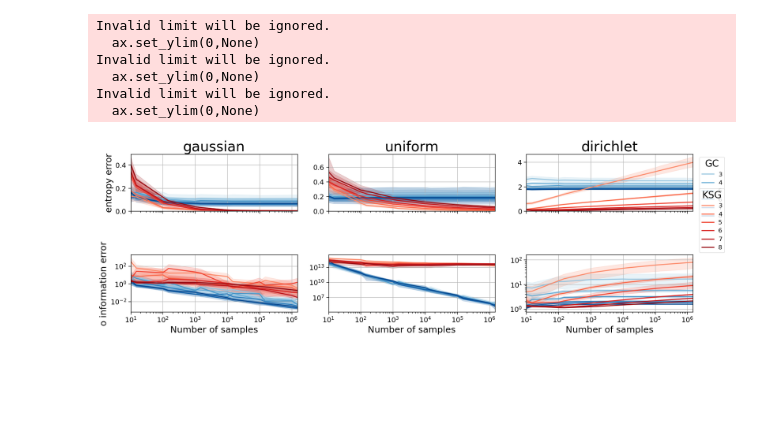
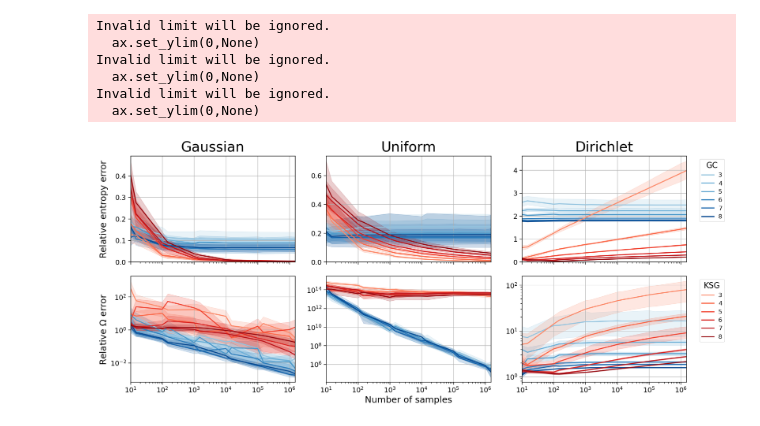
Before and after one commit to Laouen/Oinformation, a Jupyter notebook: analysis/estimators.ipynb, the cells around one changed output. Cells and saved outputs as stored; diff of their text form; code cells hidden in the pictures; blank space fills up the shorter version.

Commit message:
figures adapted for paper

```diff
--- a/analysis/estimators.ipynb
+++ b/analysis/estimators.ipynb
@@ -41,7 +41,7 @@ def print_error_lineplot(df):
 
     # Create a GridSpec with 2 rows and 2 columns
     fig_width = len(distributions)*5.0 + 3
-    fig_height = 6.0
+    fig_height = 8.0
     fig, axes = plt.subplots(2, len(distributions), figsize=(fig_width, fig_height), sharex=True, sharey=False)
 
     for ax, distribution in zip(axes[0], distributions):
@@ -58,7 +58,7 @@ def print_error_lineplot(df):
         ax.set_xscale('log')
         ax.set_ylabel('')
         ax.set_xlabel('')
-        ax.set_title(distribution)
+        ax.set_title(distribution.capitalize(), pad=10)
         ax.get_legend().remove()
         ax.set_xlim(df_dist['n_samples'].min(),df_dist['n_samples'].max())
         ax.set_ylim(0,None)
@@ -78,15 +78,20 @@ def print_error_lineplot(df):
         ax.set_xscale('log')
         ax.set_yscale('log')
         ax.set_ylabel('')
-        ax.set_xlabel('Number of samples')
+        ax.set_xlabel('')
         ax.set_title('')
         ax.get_legend().remove()
         ax.set_xlim(df_dist['n_samples'].min(),df_dist['n_samples'].max())
         ax.set_ylim(0,None)
         ax.grid(True)
 
-    axes[0][0].set_ylabel('entropy error')
-    axes[1][0].set_ylabel('o information error')
+    #axes[0][0].set_ylabel(r'$\frac{\mathcal{H}(x) - \hat{\mathcal{H}(x)}}{\mathcal{H}(x)}$')
+    #axes[1][0].set_ylabel(r'$\frac{\Omega(x) - \hat{\Omega(x)}}{\Omega(x)}$')
+
+    axes[0][0].set_ylabel(r'Relative entropy error')
+    axes[1][0].set_ylabel(r'Relative $\Omega$ error')
+
+    axes[-1][1].set_xlabel('Number of samples')
 
     # Customizing legend
     gc_handles = [
@@ -98,38 +103,44 @@ def print_error_lineplot(df):
         for i, n_variables in enumerate(variables)
     ]
 
+    # Position the legends to avoid overlap
     ax = axes[0][-1]
-    ax.add_artist(ax.legend(handles=gc_handles, title='GC', loc='upper left', bbox_to_anchor=(1.02, 1.0)))
-    ax.legend(handles=ksg_handles, title='KSG', loc='upper left', bbox_to_anchor=(1.02, 0.45))
+    ax.legend(handles=gc_handles, title='GC', loc='upper right', ncol=1, bbox_to_anchor=(1.25, 1.0), title_fontsize=16)
+
+    # Adding the second legend (KSG) to the new axis
+    ax = axes[1][-1]
+    ax.legend(handles=ksg_handles, title='KSG', loc='upper right', ncol=1, bbox_to_anchor=(1.25, 1.0), title_fontsize=16)
+
+    fig.align_ylabels(axes[:, 0])
 
     plt.tight_layout()
     plt.savefig('./figures/estimators/errors.pdf', format='pdf')
     plt.show()
 # %%
 df1 = pd.read_csv(f'../benchmarking/results/estimators/distribution-gaussian_repeat-20.tsv', sep='\t')
-df1['distribution'] = 'gaussian'
+df1['distribution'] = 'Gaussian'
 df2 = pd.read_csv(f'../benchmarking/results/estimators/distribution-uniform_repeat-20.tsv', sep='\t')
-df2['distribution'] = 'uniform'
+df2['distribution'] = 'Uniform'
 df3 = pd.read_csv(f'../benchmarking/results/estimators/distribution-dirichlet_repeat-20.tsv', sep='\t')
-df3['distribution'] = 'dirichlet'
+df3['distribution'] = 'Dirichlet'
 
 df = pd.concat([df1,df2,df3])
 
 df['gcmi_entropy'] *= np.log(2)
 df['o_info_gcmi'] *= np.log(2)
 
 df['gc_error'] = abs((df['real_entropy'] - df['gcmi_entropy']) / df['real_entropy'])
 df['knn_error'] = abs((df['real_entropy'] - df['npeet_entropy']) / df['real_entropy'])
 
 df['gc_oinfo_error'] = abs((df['real_o_information'] - df['o_info_gcmi']) / df['real_o_information'] )
 df['knn_oinfo_error'] = abs((df['real_o_information'] - df['o_info_npeet']) / df['real_o_information'] )
 
 print_error_lineplot(df)
 # %% [output]
 Invalid limit will be ignored.
   ax.set_ylim(0,None)
 Invalid limit will be ignored.
   ax.set_ylim(0,None)
 Invalid limit will be ignored.
   ax.set_ylim(0,None)
-[figure, old version]
+[figure, new version]
```
Also changed, not shown: 14 other files.
